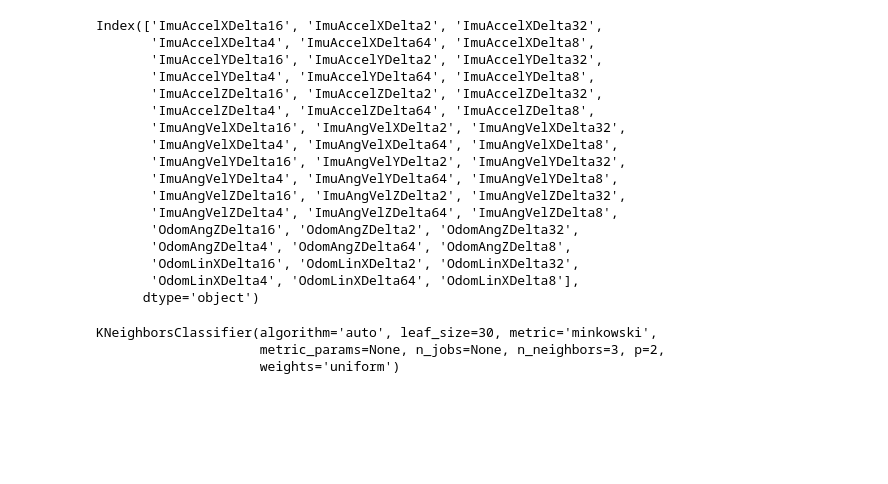
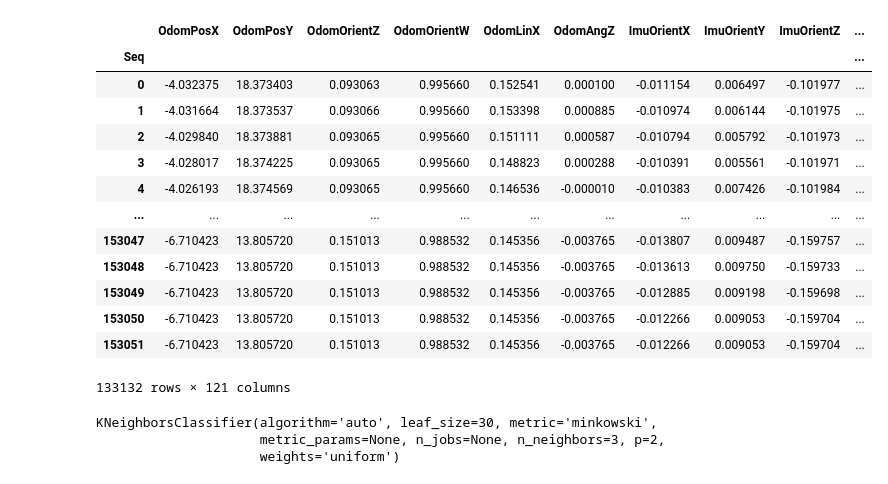
Before and after one commit to jlaframboise/Robo-Traverse, a Jupyter notebook: Notebooks/K_Nearest_Neighbour_Explore.ipynb, the cells around one changed output. Drawn from its saved outputs; the diff is of its cells as text; code cells hidden in the pictures; blank space fills up the shorter version.

```diff
--- a/Notebooks/K_Nearest_Neighbour_Explore.ipynb
+++ b/Notebooks/K_Nearest_Neighbour_Explore.ipynb
@@ -73,20 +64,19 @@ y = le.fit_transform(df['Terrain'])
-# %%
-X.columns
-# %% [output]
-Index(['ImuAccelXDelta16', 'ImuAccelXDelta2', 'ImuAccelXDelta32',
-       'ImuAccelXDelta4', 'ImuAccelXDelta64', 'ImuAccelXDelta8',
-       'ImuAccelYDelta16', 'ImuAccelYDelta2', 'ImuAccelYDelta32',
-       'ImuAccelYDelta4', 'ImuAccelYDelta64', 'ImuAccelYDelta8',
-       'ImuAccelZDelta16', 'ImuAccelZDelta2', 'ImuAccelZDelta32',
-       'ImuAccelZDelta4', 'ImuAccelZDelta64', 'ImuAccelZDelta8',
-       'ImuAngVelXDelta16', 'ImuAngVelXDelta2', 'ImuAngVelXDelta32',
-       'ImuAngVelXDelta4', 'ImuAngVelXDelta64', 'ImuAngVelXDelta8',
-       'ImuAngVelYDelta16', 'ImuAngVelYDelta2', 'ImuAngVelYDelta32',
-       'ImuAngVelYDelta4', 'ImuAngVelYDelta64', 'ImuAngVelYDelta8',
-       'ImuAngVelZDelta16', 'ImuAngVelZDelta2', 'ImuAngVelZDelta32',
-       'ImuAngVelZDelta4', 'ImuAngVelZDelta64', 'ImuAngVelZDelta8',
-       'OdomAngZDelta16', 'OdomAngZDelta2', 'OdomAngZDelta32',
-       'OdomAngZDelta4', 'OdomAngZDelta64', 'OdomAngZDelta8',
-       'OdomLinXDelta16', 'OdomLinXDelta2', 'OdomLinXDelta32',
-       'OdomLinXDelta4', 'OdomLinXDelta64', 'OdomLinXDelta8'],
-      dtype='object')
+# %%
+trainColumns = df[df['Test'] != 3]
+testColumns = df[df['Test'] == 3]
+trainColumns
+# %% [output]
+|  | OdomPosX | OdomPosY | OdomOrientZ | OdomOrientW | OdomLinX | OdomAngZ | ImuOrientX | ImuOrientY | ImuOrientZ | ... |
+| Seq |  |  |  |  |  |  |  |  |  | ... |
+| 0 | -4.032375 | 18.373403 | 0.093063 | 0.995660 | 0.152541 | 0.000100 | -0.011154 | 0.006497 | -0.101977 | ... |
+| 1 | -4.031664 | 18.373537 | 0.093066 | 0.995660 | 0.153398 | 0.000885 | -0.010974 | 0.006144 | -0.101975 | ... |
+| 2 | -4.029840 | 18.373881 | 0.093065 | 0.995660 | 0.151111 | 0.000587 | -0.010794 | 0.005792 | -0.101973 | ... |
+| 3 | -4.028017 | 18.374225 | 0.093065 | 0.995660 | 0.148823 | 0.000288 | -0.010391 | 0.005561 | -0.101971 | ... |
+| 4 | -4.026193 | 18.374569 | 0.093065 | 0.995660 | 0.146536 | -0.000010 | -0.010383 | 0.007426 | -0.101984 | ... |
+| ... | ... | ... | ... | ... | ... | ... | ... | ... | ... | ... |
+| 153047 | -6.710423 | 13.805720 | 0.151013 | 0.988532 | 0.145356 | -0.003765 | -0.013807 | 0.009487 | -0.159757 | ... |
+| 153048 | -6.710423 | 13.805720 | 0.151013 | 0.988532 | 0.145356 | -0.003765 | -0.013613 | 0.009750 | -0.159733 | ... |
+| 153049 | -6.710423 | 13.805720 | 0.151013 | 0.988532 | 0.145356 | -0.003765 | -0.012885 | 0.009198 | -0.159698 | ... |
+| 153050 | -6.710423 | 13.805720 | 0.151013 | 0.988532 | 0.145356 | -0.003765 | -0.012266 | 0.009053 | -0.159704 | ... |
+| 153051 | -6.710423 | 13.805720 | 0.151013 | 0.988532 | 0.145356 | -0.003765 | -0.012266 | 0.009053 | -0.159704 | ... |
+133132 rows × 121 columns
```
Also changed, not shown: parts of 10 cells of this notebook.
